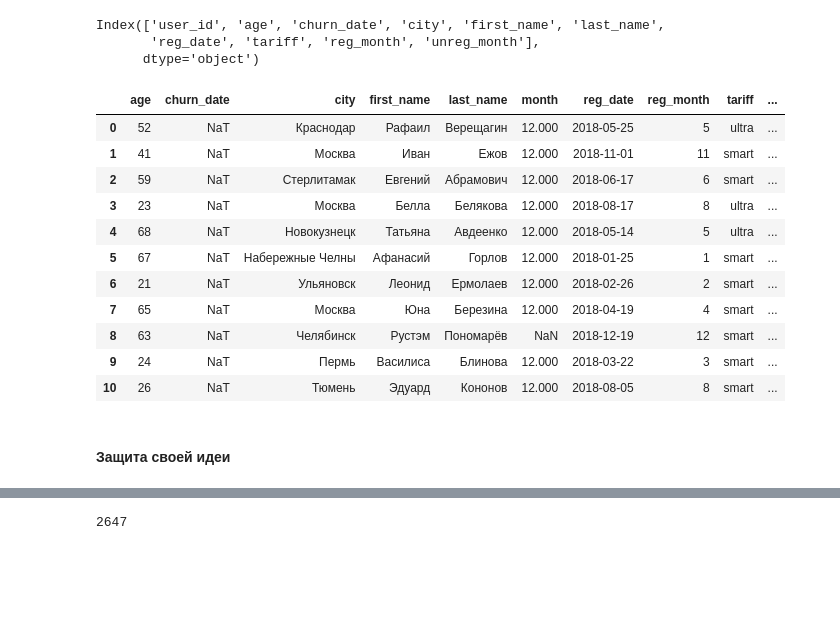
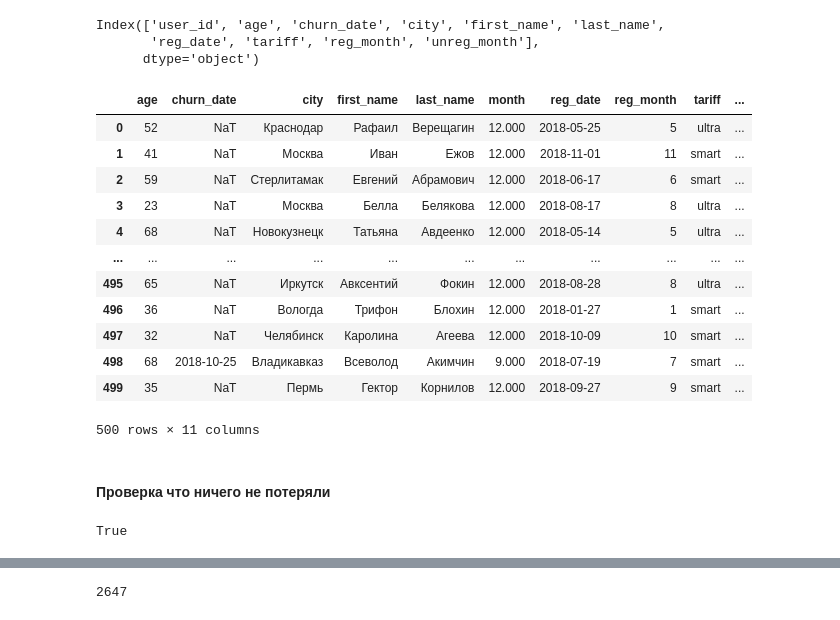
Before and after one commit to mangustik228/project_ds_5, a Jupyter notebook: project_5.ipynb, the cells around one changed output, grey strips where cells are left out. Saved outputs shown, nothing was run; the diff lists cells and outputs as text; code cells hidden in the pictures; blank space fills up the shorter version.

```diff
--- a/project_5.ipynb
+++ b/project_5.ipynb
@@ -454,34 +306,40 @@ df_main = pd.DataFrame(columns=['user_id', 'age', 'churn_date', 'city', 'first_n
 # %%
-def app_users(row):
+columns_name = [*list(df_users.columns), 'month']
+df_main = pd.DataFrame(columns=columns_name)
+def app_users(row: pd.Series):
     global df_main
     if pd.isna(row['unreg_month']):
         max_month = 13
     else:
         max_month = row['unreg_month']
     for i in range(row['reg_month'] + 1, int(max_month)):
         row['month'] = i
-        df_main = df_main.append(row)
+        df_main = pd.concat([df_main, row.to_frame().T])
     return row
+
+df_users.apply(app_users, axis=1)
+# %% [output]
+|  | age | churn_date | city | first_name | last_name | month | reg_date | reg_month | tariff | ... |
+| 0 | 52 | NaT | Краснодар | Рафаил | Верещагин | 12.000 | 2018-05-25 | 5 | ultra | ... |
+| 1 | 41 | NaT | Москва | Иван | Ежов | 12.000 | 2018-11-01 | 11 | smart | ... |
+| 2 | 59 | NaT | Стерлитамак | Евгений | Абрамович | 12.000 | 2018-06-17 | 6 | smart | ... |
+| 3 | 23 | NaT | Москва | Белла | Белякова | 12.000 | 2018-08-17 | 8 | ultra | ... |
+| 4 | 68 | NaT | Новокузнецк | Татьяна | Авдеенко | 12.000 | 2018-05-14 | 5 | ultra | ... |
+| ... | ... | ... | ... | ... | ... | ... | ... | ... | ... | ... |
+| 495 | 65 | NaT | Иркутск | Авксентий | Фокин | 12.000 | 2018-08-28 | 8 | ultra | ... |
+| 496 | 36 | NaT | Вологда | Трифон | Блохин | 12.000 | 2018-01-27 | 1 | smart | ... |
+| 497 | 32 | NaT | Челябинск | Каролина | Агеева | 12.000 | 2018-10-09 | 10 | smart | ... |
+| 498 | 68 | 2018-10-25 | Владикавказ | Всеволод | Акимчин | 9.000 | 2018-07-19 | 7 | smart | ... |
+| 499 | 35 | NaT | Пермь | Гектор | Корнилов | 12.000 | 2018-09-27 | 9 | smart | ... |
+500 rows × 11 columns
-# %%
-df_users.apply(app_users, axis=1).head(11)
-# %% [output]
-|  | age | churn_date | city | first_name | last_name | month | reg_date | reg_month | tariff | ... |
-| 0 | 52 | NaT | Краснодар | Рафаил | Верещагин | 12.000 | 2018-05-25 | 5 | ultra | ... |
-| 1 | 41 | NaT | Москва | Иван | Ежов | 12.000 | 2018-11-01 | 11 | smart | ... |
-| 2 | 59 | NaT | Стерлитамак | Евгений | Абрамович | 12.000 | 2018-06-17 | 6 | smart | ... |
-| 3 | 23 | NaT | Москва | Белла | Белякова | 12.000 | 2018-08-17 | 8 | ultra | ... |
-| 4 | 68 | NaT | Новокузнецк | Татьяна | Авдеенко | 12.000 | 2018-05-14 | 5 | ultra | ... |
-| 5 | 67 | NaT | Набережные Челны | Афанасий | Горлов | 12.000 | 2018-01-25 | 1 | smart | ... |
-| 6 | 21 | NaT | Ульяновск | Леонид | Ермолаев | 12.000 | 2018-02-26 | 2 | smart | ... |
-| 7 | 65 | NaT | Москва | Юна | Березина | 12.000 | 2018-04-19 | 4 | smart | ... |
-| 8 | 63 | NaT | Челябинск | Рустэм | Пономарёв | NaN | 2018-12-19 | 12 | smart | ... |
-| 9 | 24 | NaT | Пермь | Василиса | Блинова | 12.000 | 2018-03-22 | 3 | smart | ... |
-| 10 | 26 | NaT | Тюмень | Эдуард | Кононов | 12.000 | 2018-08-05 | 8 | smart | ... |
 # %%
 df_main = df_main.merge(df_pivot_calls, how='left', on=['user_id', 'month'])
 df_main = df_main.merge(df_pivot_internet, how='left', on=['user_id', 'month'])
 df_main = df_main.merge(df_pivot_messages, how='left', on=['user_id', 'month'])
-# %% [markdown]
-#### Защита своей идеи
+# %% [markdown]
+#### Проверка что ничего не потеряли
 # %%
 df_pivot_calls_check = df_pivot_calls.merge(df_users[['user_id', 'reg_month', 'unreg_month']], how='inner', on=['user_id'])
+len(df_pivot_calls) == len(df_pivot_calls_check)
+# %% [output]
+True
```
Also changed, not shown: parts of 42 cells of this notebook, 1 other file.
